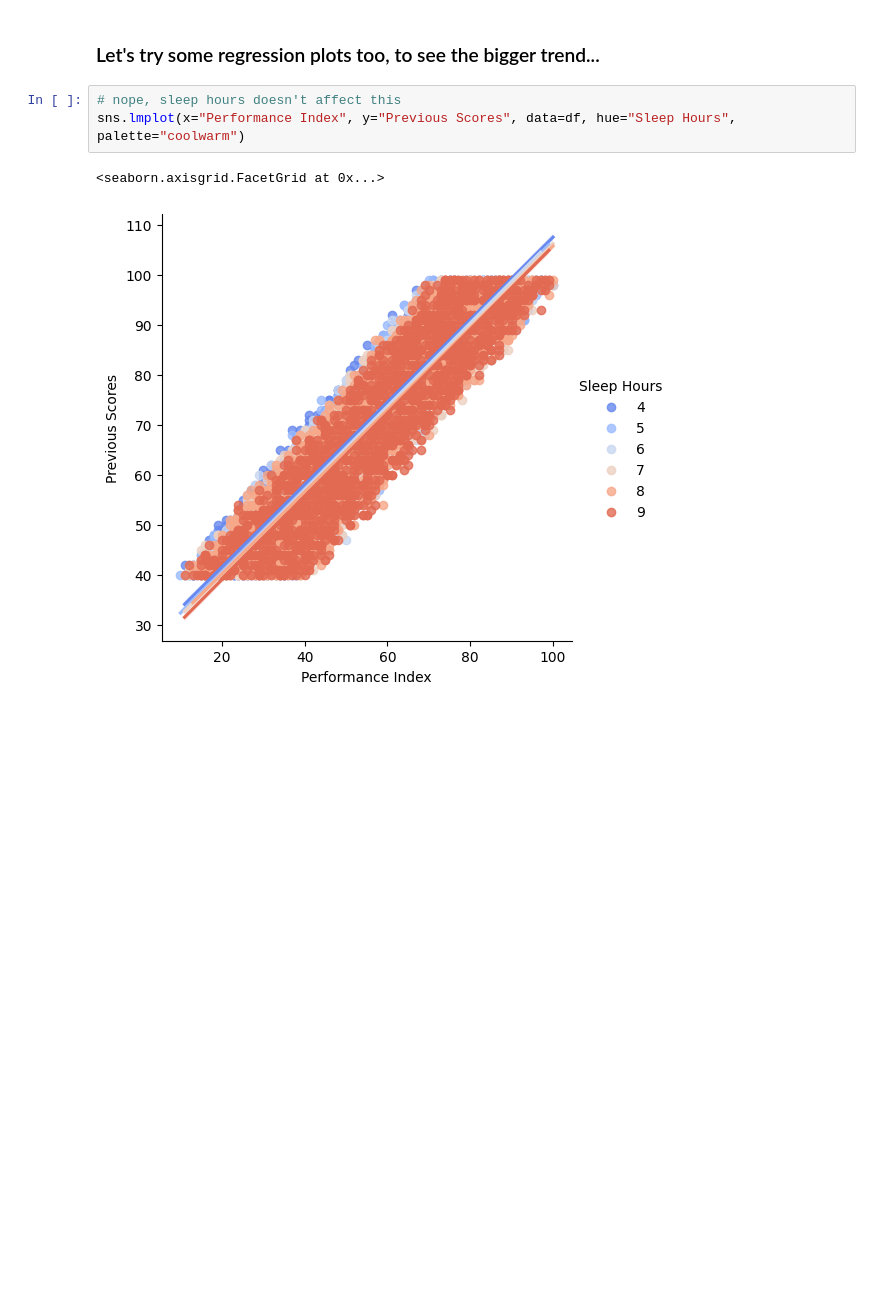
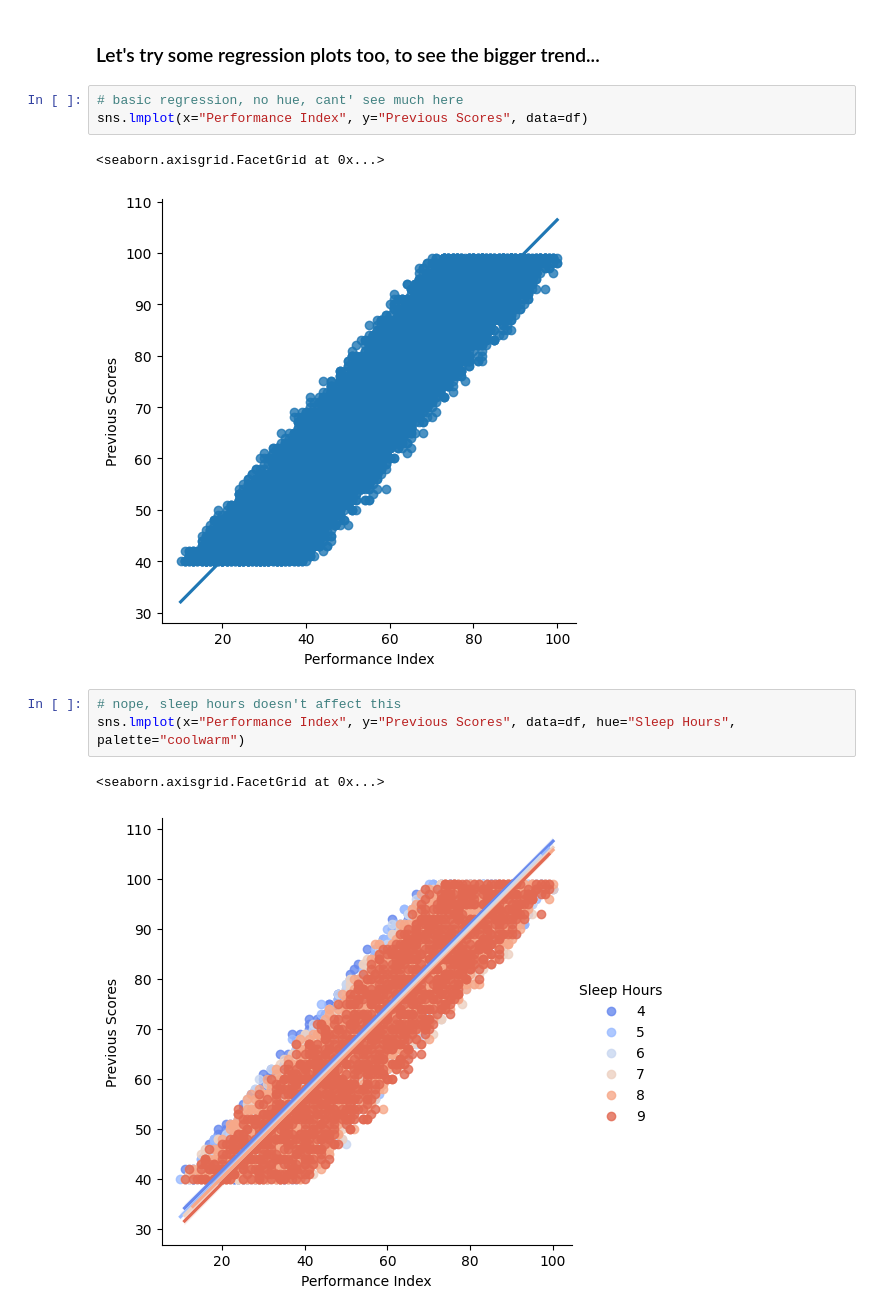
Before and after one commit to tuomasvaltanenLUAS/DataAnalytics2026, a Jupyter notebook: lecture8_analyzing_datasets/student_performance_analysis.ipynb, the cells around one changed output. Cells and saved outputs as stored; diff of their text form; blank space fills up the shorter version.

```diff
--- a/lecture8_analyzing_datasets/student_performance_analysis.ipynb
+++ b/lecture8_analyzing_datasets/student_performance_analysis.ipynb
@@ -90,5 +116,11 @@ sns.pairplot(df_sample, corner=True, hue="Performance Index")
 # %% [markdown]
 ### Let's try some regression plots too, to see the bigger trend...
+# %%
+# basic regression, no hue, cant' see much here
+sns.lmplot(x="Performance Index", y="Previous Scores", data=df)
+# %% [output]
+<seaborn.axisgrid.FacetGrid at 0x...>
+[figure, added]
 # %%
 # nope, sleep hours doesn't affect this
 sns.lmplot(x="Performance Index", y="Previous Scores", data=df, hue="Sleep Hours", palette="coolwarm")
```
Also changed, not shown: parts of 26 cells of this notebook.
